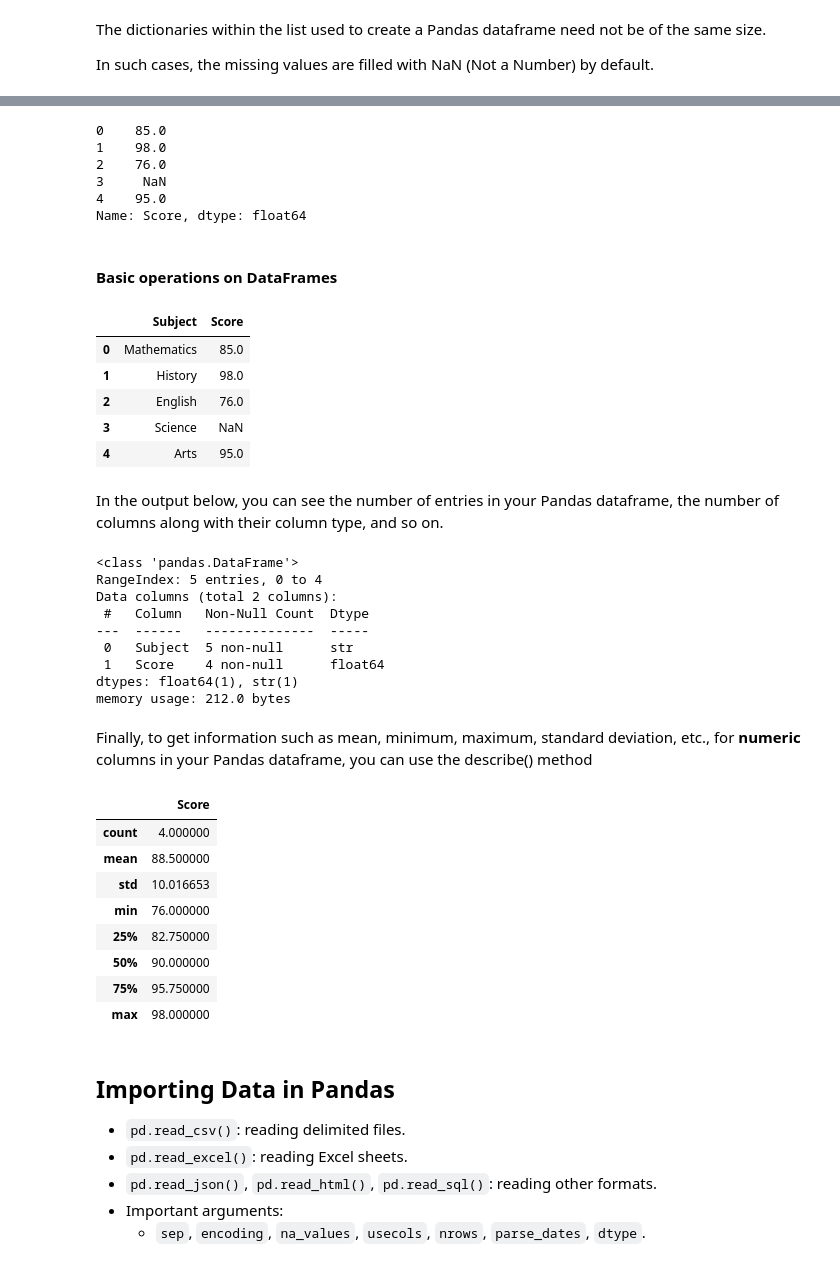
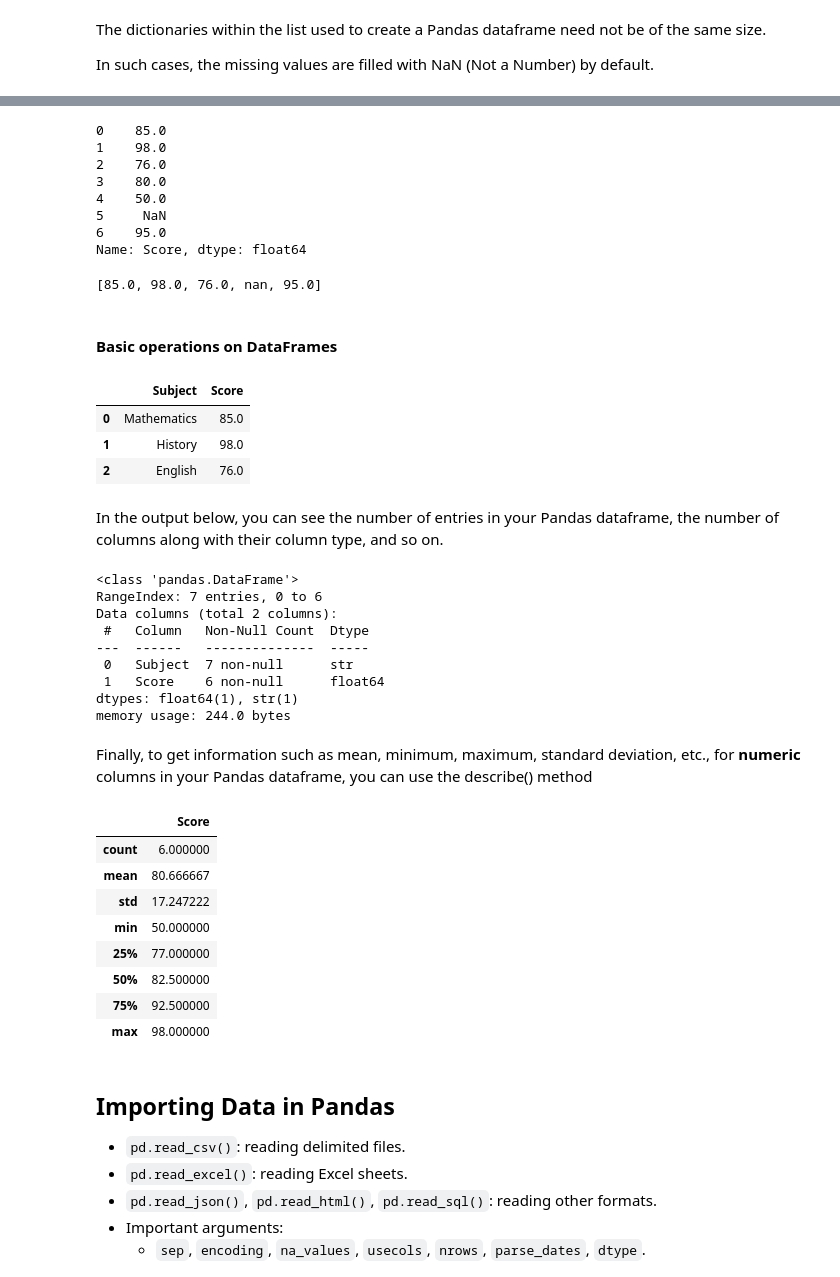
Before and after one commit to zuilpirola/EDA, a Jupyter notebook: Practical/Week2/pandas_review_student.ipynb, the cells around one changed output, grey strips where cells are left out. Saved outputs shown, nothing was run; the diff lists cells and outputs as text; code cells hidden in the pictures.

```diff
--- a/Practical/Week2/pandas_review_student.ipynb
+++ b/Practical/Week2/pandas_review_student.ipynb
@@ -309,6 +398,8 @@ scores = [
     {'Subject': 'Mathematics', 'Score': 85},
     {'Subject': 'History', 'Score': 98},
     {'Subject': 'English', 'Score': 76},
+    {'Subject': 'English', 'Score': 80},
+    {'Subject': 'English', 'Score': 50},
     {'Subject': 'Science'},
     {'Subject': 'Arts', 'Score': 95},
 ]
@@ -327,25 +430,30 @@ my_df['Score']
 0    85.0
 1    98.0
 2    76.0
-3     NaN
-4    95.0
+3    80.0
+4    50.0
+5     NaN
+6    95.0
 Name: Score, dtype: float64
+# %%
+a = my_df['Score'].tolist()
+print(a)
+# %% [output]
+[85.0, 98.0, 76.0, nan, 95.0]
 # %% [markdown]
 #### Basic operations on DataFrames
 # %%
 ## head() and tail()
 
 ### display vs print
-# display(my_df.head())
+display(my_df.head(3))
 #
-display(my_df.tail())
+# display(my_df.tail(3))
 # %% [output]
 |  | Subject | Score |
 | 0 | Mathematics | 85.0 |
 | 1 | History | 98.0 |
 | 2 | English | 76.0 |
-| 3 | Science | NaN |
-| 4 | Arts | 95.0 |
 # %% [markdown]
 In the output below, you can see the number of entries in your Pandas dataframe, the number of columns along with their column type, and so on.
 # %%
@@ -354,27 +462,27 @@ In the output below, you can see the number of entries in your Pandas dataframe,
 my_df.info()
 # %% [output]
 <class 'pandas.DataFrame'>
-RangeIndex: 5 entries, 0 to 4
+RangeIndex: 7 entries, 0 to 6
 Data columns (total 2 columns):
  #   Column   Non-Null Count  Dtype
 ---  ------   --------------  -----
- 0   Subject  5 non-null      str
- 1   Score    4 non-null      float64
+ 0   Subject  7 non-null      str
+ 1   Score    6 non-null      float64
 dtypes: float64(1), str(1)
-memory usage: 212.0 bytes
+memory usage: 244.0 bytes
 # %% [markdown]
 Finally, to get information such as mean, minimum, maximum, standard deviation, etc., for **numeric** columns in your Pandas dataframe, you can use the describe() method
 # %%
 my_df.describe()
 # %% [output]
 |  | Score |
-| count | 4.000000 |
-| mean | 88.500000 |
-| std | 10.016653 |
-| min | 76.000000 |
-| 25% | 82.750000 |
-| 50% | 90.000000 |
-| 75% | 95.750000 |
+| count | 6.000000 |
+| mean | 80.666667 |
+| std | 17.247222 |
+| min | 50.000000 |
+| 25% | 77.000000 |
+| 50% | 82.500000 |
+| 75% | 92.500000 |
 | max | 98.000000 |
 # %% [markdown]
 ## Importing Data in Pandas
```
Also changed, not shown: parts of 12 cells of this notebook.
